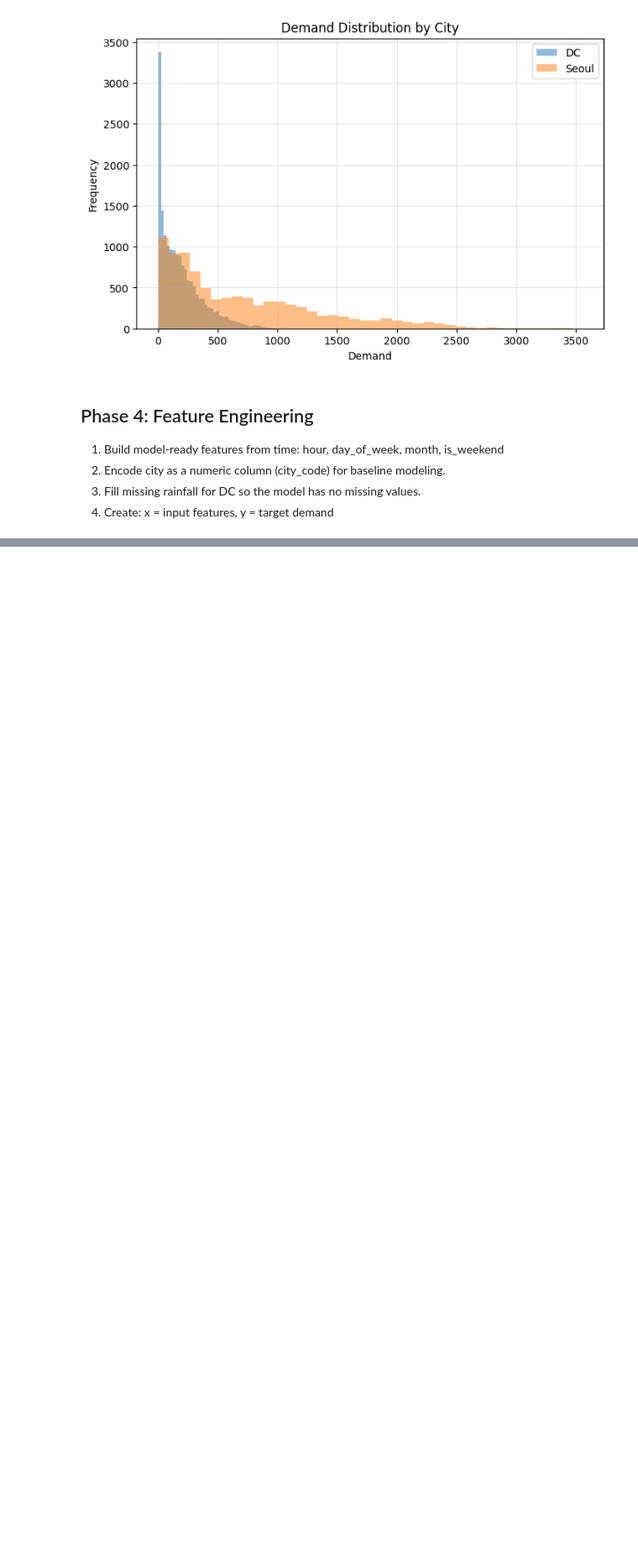
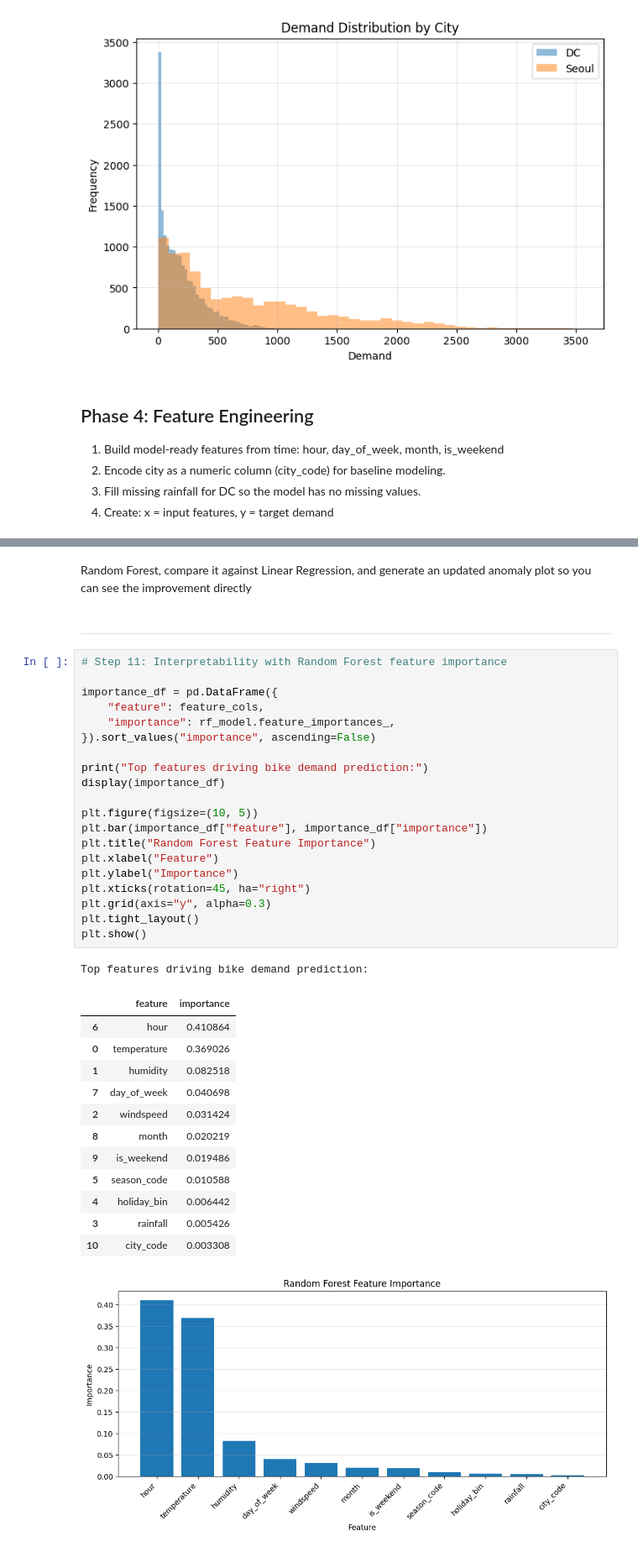
Before and after one commit to clickcafence/Data-Science, a Jupyter notebook: main.ipynb, the cells around one changed output, grey strips where cells are left out. Shown at 84% size. Drawn from its saved outputs; the diff is of its cells as text; blank space fills up the shorter version.

```diff
--- a/main.ipynb
+++ b/main.ipynb
@@ -427,0 +757,39 @@ RMSE: 299.787
+# %% [markdown]
+Random Forest, compare it against Linear Regression, and generate an updated anomaly plot so you can see the improvement directly
+# %% [markdown]
+--------------------------------------------------------------
+# %%
+# Step 11: Interpretability with Random Forest feature importance
+
+importance_df = pd.DataFrame({
+    "feature": feature_cols,
+    "importance": rf_model.feature_importances_,
+}).sort_values("importance", ascending=False)
+
+print("Top features driving bike demand prediction:")
+display(importance_df)
+
+plt.figure(figsize=(10, 5))
+plt.bar(importance_df["feature"], importance_df["importance"])
+plt.title("Random Forest Feature Importance")
+plt.xlabel("Feature")
+plt.ylabel("Importance")
+plt.xticks(rotation=45, ha="right")
+plt.grid(axis="y", alpha=0.3)
+plt.tight_layout()
+plt.show()
+# %% [output]
+Top features driving bike demand prediction:
+|  | feature | importance |
+| 6 | hour | 0.410864 |
+| 0 | temperature | 0.369026 |
+| 1 | humidity | 0.082518 |
+| 7 | day_of_week | 0.040698 |
+| 2 | windspeed | 0.031424 |
+| 8 | month | 0.020219 |
+| 9 | is_weekend | 0.019486 |
+| 5 | season_code | 0.010588 |
+| 4 | holiday_bin | 0.006442 |
+| 3 | rainfall | 0.005426 |
+| 10 | city_code | 0.003308 |
+[figure, added]
```
Also changed, not shown: parts of 15 cells of this notebook.
